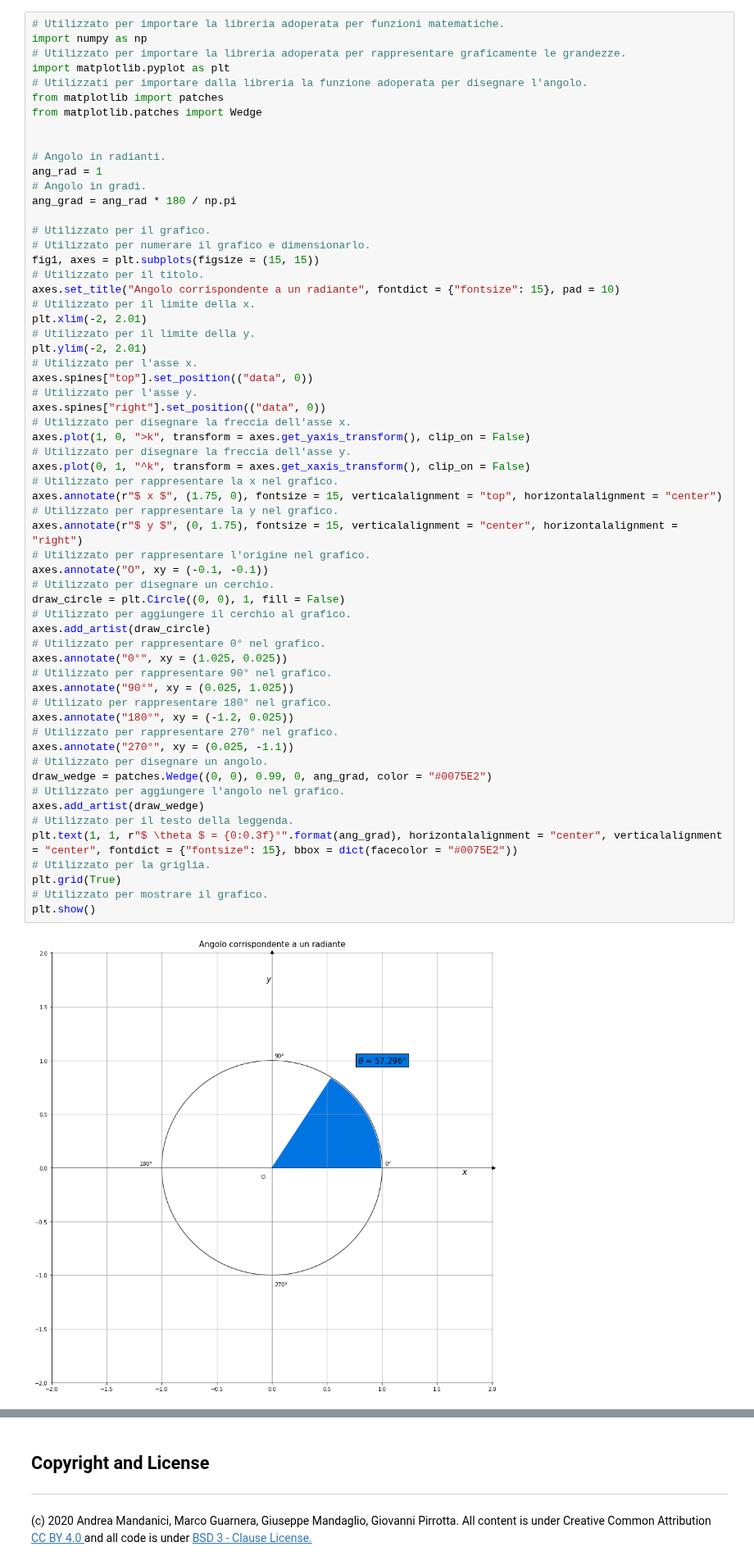
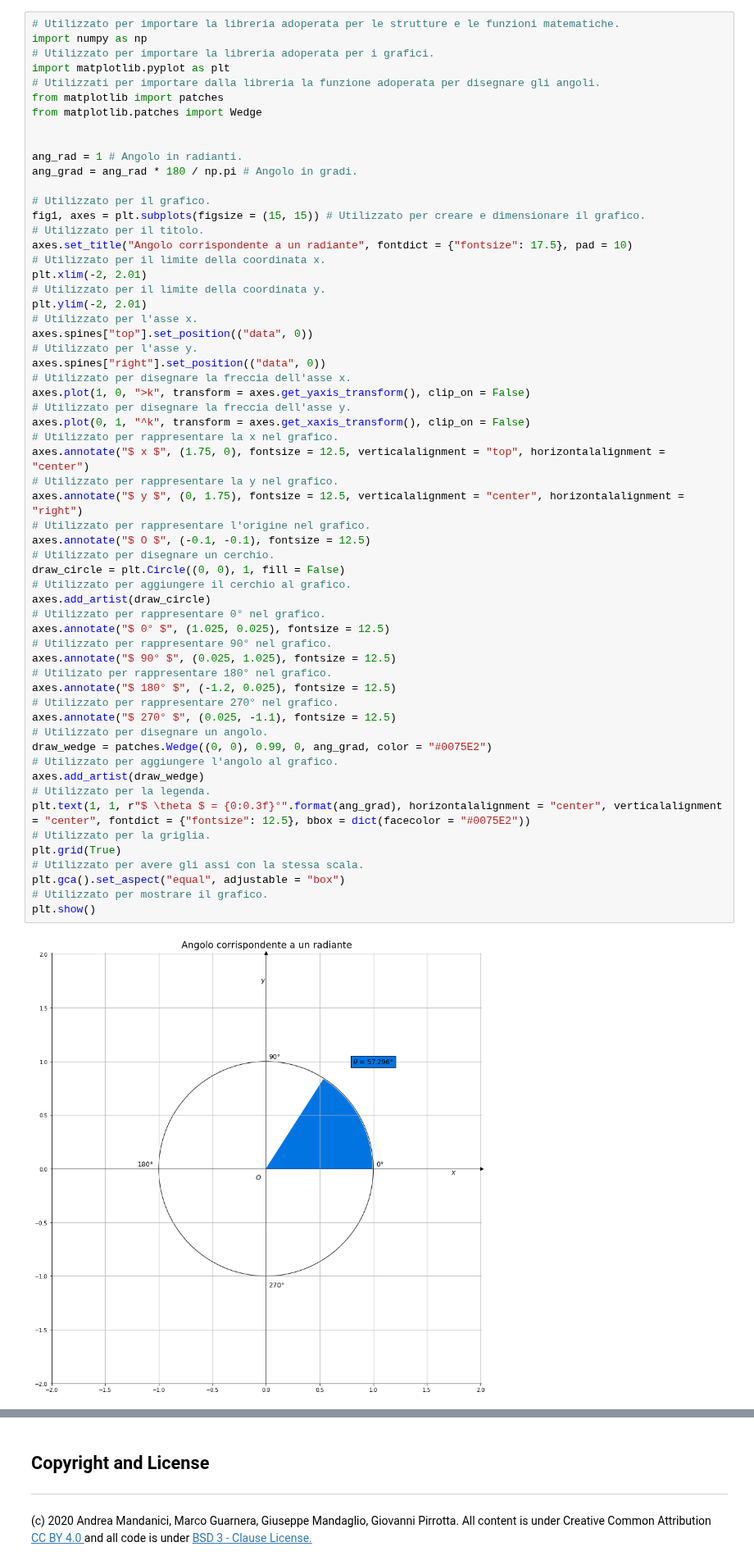
Before and after one commit to Darkaquon/Physics-with-Open-Source-Software, a Jupyter notebook: Notebook/Angoli.ipynb, the cells around one changed output, grey strips where cells are left out. Shown at 82% size. Saved outputs shown, nothing was run; the diff lists cells and outputs as text.

```diff
--- a/Notebook/Angoli.ipynb
+++ b/Notebook/Angoli.ipynb
@@ -87,67 +88,66 @@ Misura dell'angolo in radianti e corrispondente valore in gradi, approssimato al
 | :---------- | :------------ |
 | 1       | 57.296    |
 # %%
-# Utilizzato per importare la libreria adoperata per funzioni matematiche.
+# Utilizzato per importare la libreria adoperata per le strutture e le funzioni matematiche.
 import numpy as np
-# Utilizzato per importare la libreria adoperata per rappresentare graficamente le grandezze.
+# Utilizzato per importare la libreria adoperata per i grafici.
 import matplotlib.pyplot as plt
-# Utilizzati per importare dalla libreria la funzione adoperata per disegnare l'angolo.
+# Utilizzati per importare dalla libreria la funzione adoperata per disegnare gli angoli.
 from matplotlib import patches
 from matplotlib.patches import Wedge
 
 
-# Angolo in radianti.
-ang_rad = 1
-# Angolo in gradi.
-ang_grad = ang_rad * 180 / np.pi
+ang_rad = 1 # Angolo in radianti.
+ang_grad = ang_rad * 180 / np.pi # Angolo in gradi.
 
 # Utilizzato per il grafico.
-# Utilizzato per numerare il grafico e dimensionarlo.
-fig1, axes = plt.subplots(figsize = (15, 15))
+fig1, axes = plt.subplots(figsize = (15, 15)) # Utilizzato per creare e dimensionare il grafico.
 # Utilizzato per il titolo.
-axes.set_title("Angolo corrispondente a un radiante", fontdict = {"fontsize": 15}, pad = 10)
-# Utilizzato per il limite della x.
+axes.set_title("Angolo corrispondente a un radiante", fontdict = {"fontsize": 17.5}, pad = 10)
+# Utilizzato per il limite della coordinata x.
 plt.xlim(-2, 2.01)
-# Utilizzato per il limite della y.
+# Utilizzato per il limite della coordinata y.
 plt.ylim(-2, 2.01)
 # Utilizzato per l'asse x.
 axes.spines["top"].set_position(("data", 0))
 # Utilizzato per l'asse y.
 axes.spines["right"].set_position(("data", 0))
 # Utilizzato per disegnare la freccia dell'asse x.
 axes.plot(1, 0, ">k", transform = axes.get_yaxis_transform(), clip_on = False)
 # Utilizzato per disegnare la freccia dell'asse y.
 axes.plot(0, 1, "^k", transform = axes.get_xaxis_transform(), clip_on = False)
 # Utilizzato per rappresentare la x nel grafico.
-axes.annotate(r"$ x $", (1.75, 0), fontsize = 15, verticalalignment = "top", horizontalalignment = "center")
+axes.annotate("$ x $", (1.75, 0), fontsize = 12.5, verticalalignment = "top", horizontalalignment = "center")
 # Utilizzato per rappresentare la y nel grafico.
-axes.annotate(r"$ y $", (0, 1.75), fontsize = 15, verticalalignment = "center", horizontalalignment = "right")
+axes.annotate("$ y $", (0, 1.75), fontsize = 12.5, verticalalignment = "center", horizontalalignment = "right")
 # Utilizzato per rappresentare l'origine nel grafico.
-axes.annotate("O", xy = (-0.1, -0.1))
+axes.annotate("$ O $", (-0.1, -0.1), fontsize = 12.5)
 # Utilizzato per disegnare un cerchio.
 draw_circle = plt.Circle((0, 0), 1, fill = False)
 # Utilizzato per aggiungere il cerchio al grafico.
 axes.add_artist(draw_circle)
 # Utilizzato per rappresentare 0° nel grafico.
-axes.annotate("0°", xy = (1.025, 0.025))
+axes.annotate("$ 0° $", (1.025, 0.025), fontsize = 12.5)
 # Utilizzato per rappresentare 90° nel grafico.
-axes.annotate("90°", xy = (0.025, 1.025))
+axes.annotate("$ 90° $", (0.025, 1.025), fontsize = 12.5)
 # Utilizato per rappresentare 180° nel grafico.
-axes.annotate("180°", xy = (-1.2, 0.025))
+axes.annotate("$ 180° $", (-1.2, 0.025), fontsize = 12.5)
 # Utilizzato per rappresentare 270° nel grafico.
-axes.annotate("270°", xy = (0.025, -1.1))
+axes.annotate("$ 270° $", (0.025, -1.1), fontsize = 12.5)
 # Utilizzato per disegnare un angolo.
 draw_wedge = patches.Wedge((0, 0), 0.99, 0, ang_grad, color = "#0075E2")
-# Utilizzato per aggiungere l'angolo nel grafico.
+# Utilizzato per aggiungere l'angolo al grafico.
 axes.add_artist(draw_wedge)
-# Utilizzato per il testo della leggenda.
-plt.text(1, 1, r"$ \theta $ = {0:0.3f}°".format(ang_grad), horizontalalignment = "center", verticalalignment = "center", fontdict = {"fontsize": 15}, bbox = dict(facecolor = "#0075E2"))
+# Utilizzato per la legenda.
+plt.text(1, 1, r"$ \theta $ = {0:0.3f}°".format(ang_grad), horizontalalignment = "center", verticalalignment = "center", fontdict = {"fontsize": 12.5}, bbox = dict(facecolor = "#0075E2"))
 # Utilizzato per la griglia.
 plt.grid(True)
+# Utilizzato per avere gli assi con la stessa scala.
+plt.gca().set_aspect("equal", adjustable = "box")
 # Utilizzato per mostrare il grafico.
 plt.show()
 # %% [output]
-[figure, old version]
+[figure, new version]
 # %% [markdown]
 ## Get a feel of
 
```
Also changed, not shown: parts of 6 cells of this notebook, 12 other files.
